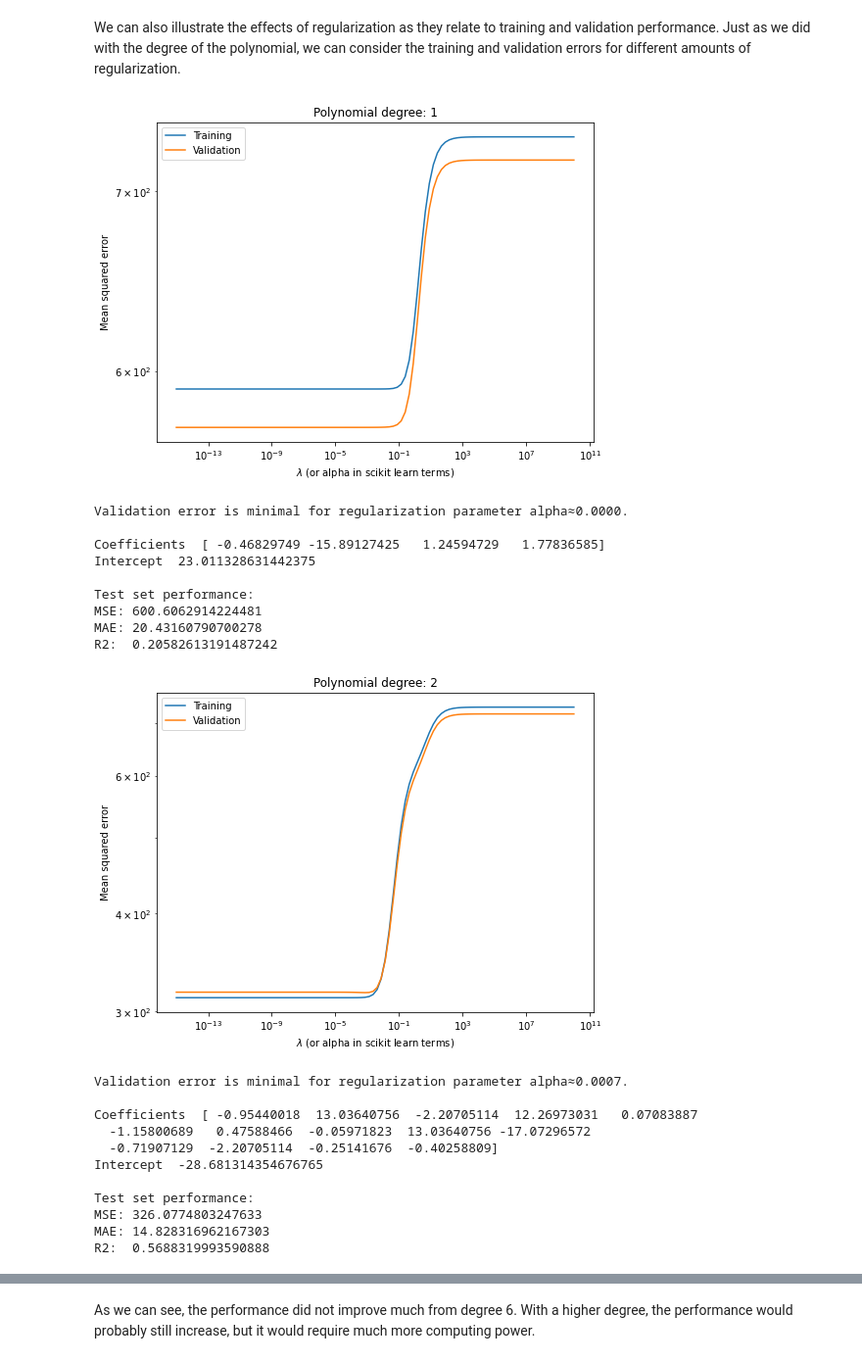
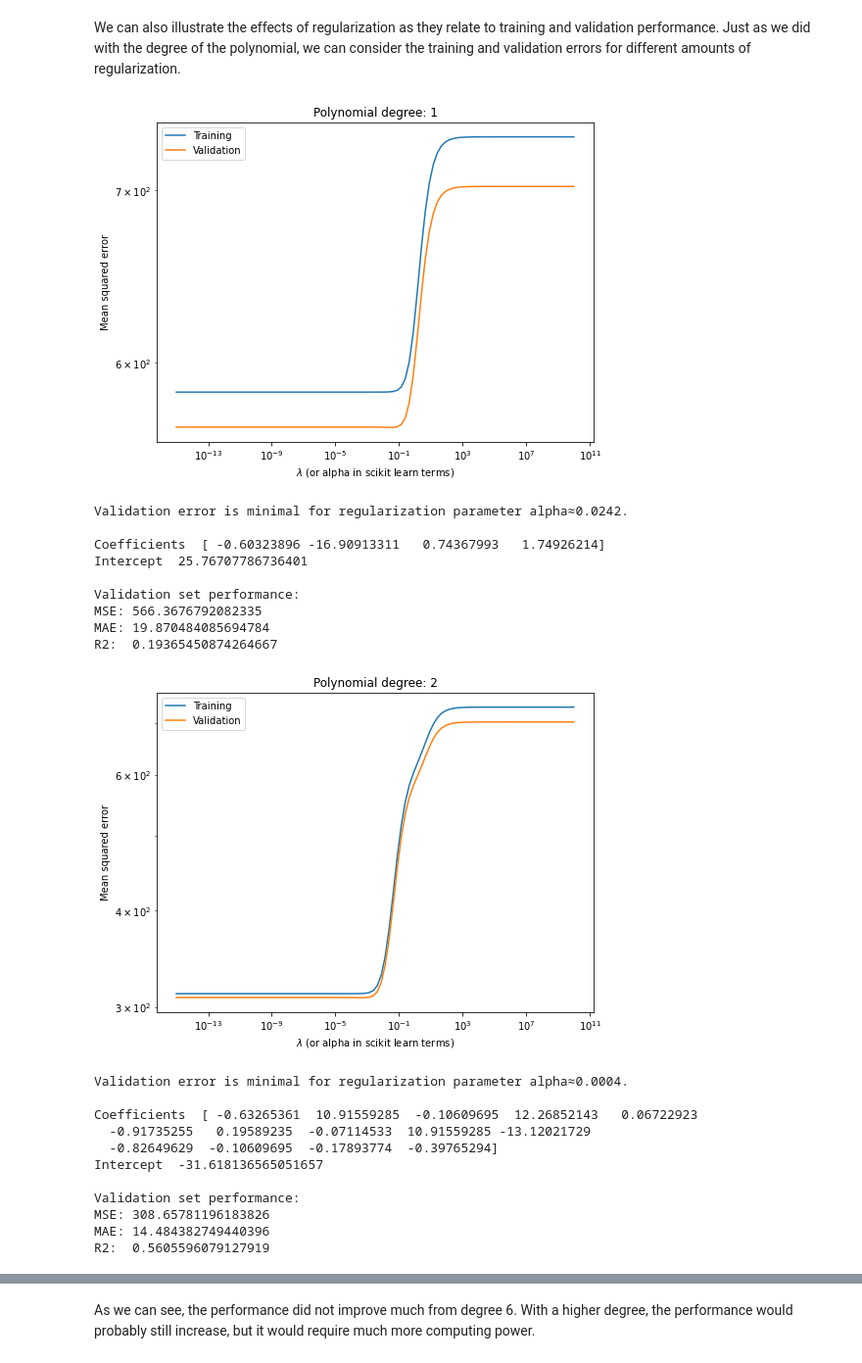
Before and after one commit to mschwa1010/AA_2022-23_Team_8, a Jupyter notebook: Prediction.ipynb, the cells around one changed output, grey strips where cells are left out. Shown at 98% size. Saved outputs shown, nothing was run; the diff lists cells and outputs as text; code cells hidden in the pictures.

```diff
--- a/Prediction.ipynb
+++ b/Prediction.ipynb
@@ -326,13 +338,13 @@ Find degree d at which the model performs the best.
 err_train = []
 err_cv = []
 
-for degree in range(1,7):
+for degree in range(1,9):
 
     # fit model
     poly = PolynomialFeatures(degree=degree, include_bias=False)
     poly_features = poly.fit_transform(X)
-    X_train, X_test, y_train, y_test = train_test_split(poly_features, y, test_size=0.3, random_state=682)
-    X_train, X_val, y_train, y_val = train_test_split(X_train, y_train, test_size=(0.2/0.7),random_state=682)
+    X_train, X_test, y_train, y_test = train_test_split(poly_features, y, test_size=0.3, random_state=662)
+    X_train, X_val, y_train, y_val = train_test_split(X_train, y_train, test_size=(0.2/0.7),random_state=662)
     poly_reg_model = LinearRegression()
     poly_reg_model.fit(X_train, y_train)
 
@@ -341,7 +353,7 @@ for degree in range(1,7):
     err_cv.append(mean_squared_error(poly_reg_model.predict(X_val), y_val))
 
 plt.figure(figsize = (8,6))
-plt.semilogy(range(1,7), err_train, range(1, 7), err_cv)
+plt.semilogy(range(1,9), err_train, range(1, 9), err_cv)
 plt.legend(["Training", "Validation"])
 plt.xlabel("Polynomial degree")
 plt.ylabel("Mean squared error")
@@ -351,11 +363,11 @@ Text(0, 0.5, 'Mean squared error')
 # %%
-# Polynomial regression with ideal degree (5)
+# Polynomial regression with ideal degree (6)
 X = feature_set[["max_temp","precip","is_weekday","hour"]]
 y = feature_set["trips"]
-poly = PolynomialFeatures(degree=5, include_bias=False)
+poly = PolynomialFeatures(degree=6, include_bias=False)
 poly_features = poly.fit_transform(X)
-X_train, X_test, y_train, y_test = train_test_split(poly_features, y, test_size=0.3, random_state=682)
-X_train, X_val, y_train, y_val = train_test_split(X_train, y_train, test_size=(0.2/0.7),random_state=724)
+X_train, X_test, y_train, y_test = train_test_split(poly_features, y, test_size=0.3, random_state=662)
+X_train, X_val, y_train, y_val = train_test_split(X_train, y_train, test_size=(0.2/0.7),random_state=662)
 # %%
 poly_reg_model = LinearRegression()
 poly_reg_model.fit(X_train, y_train)
@@ -405,8 +417,8 @@ for degree in range(1,7):
     # fit model
     poly = PolynomialFeatures(degree=degree, include_bias=False)
     poly_features = poly.fit_transform(X)
-    X_train, X_test, y_train, y_test = train_test_split(poly_features, y, test_size=0.3, random_state=682)
-    X_train, X_val, y_train, y_val = train_test_split(X_train, y_train, test_size=(0.2/0.7),random_state=682)
+    X_train, X_test, y_train, y_test = train_test_split(poly_features, y, test_size=0.3, random_state=662)
+    X_train, X_val, y_train, y_val = train_test_split(X_train, y_train, test_size=(0.2/0.7),random_state=662)
 
     err_train = []
     err_cv = []
@@ -445,14 +457,14 @@ for degree in range(1,7):
     # fit with ideal para
     model_L1 = Lasso(alpha = ideal_alpha)
     model_L1.fit(X_train, y_train)
-    prediction = model_L1.predict(X_test)
+    prediction = model_L1.predict(X_val)
     print("\nCoefficients ", model_L1.coef_, "\nIntercept ", model_L1.intercept_ )
 
-    print("\nTest set performance:")
+    print("\nValidation set performance:")
 
-    print("MSE:", mean_squared_error(y_test, prediction))
-    print("MAE:", mean_absolute_error(y_test, prediction))
-    print("R2: ", r2_score(y_test, prediction))
+    print("MSE:", mean_squared_error(y_val, prediction))
+    print("MAE:", mean_absolute_error(y_val, prediction))
+    print("R2: ", r2_score(y_val, prediction))
 
     if(ideal_r2_score > ideal_r2_score_lasso):
         ideal_r2_score_lasso = ideal_r2_score
@@ -617,8 +629,8 @@ for degree in range(1,10):
     # fit model
     poly = PolynomialFeatures(degree=degree, include_bias=False)
     poly_features = poly.fit_transform(X)
-    X_train, X_test, y_train, y_test = train_test_split(poly_features, y, test_size=0.3, random_state=682)
-    X_train, X_val, y_train, y_val = train_test_split(X_train, y_train, test_size=(0.2/0.7),random_state=682)
+    X_train, X_test, y_train, y_test = train_test_split(poly_features, y, test_size=0.3, random_state=662)
+    X_train, X_val, y_train, y_val = train_test_split(X_train, y_train, test_size=(0.2/0.7),random_state=662)
 
     err_train = []
     err_cv = []
@@ -639,57 +651,57 @@ for degree in range(1,10):
 
 
 
         if(r2_score(y_val, prediction) > ideal_r2_score):
             ideal_r2_score = r2_score(y_val, prediction)
             ideal_alpha = alpha
 
     #Plot errors
     plt.figure(figsize = (8,6))
     plt.loglog(np.logspace(-15,10,100), err_train, np.logspace(-15,10,100), err_cv)
     plt.title(f"Polynomial degree: {degree}")
     plt.legend(["Training", "Validation"])
     plt.xlabel("$\lambda$ (or alpha in scikit learn terms)")
     plt.ylabel("Mean squared error")
     plt.show()
 
     print(f"Validation error is minimal for regularization parameter alpha≈{ideal_alpha:.4f}.")
 
     # fit with ideal para
     model_L2 = Ridge(alpha = ideal_alpha, normalize = True, solver = 'auto')
     model_L2.fit(X_train, y_train)
-    prediction = model_L2.predict(X_test)
+    prediction = model_L2.predict(X_val)
     print("\nCoefficients ", model_L2.coef_, "\nIntercept ", model_L2.intercept_ )
 
-    print("\nTest set performance:")
+    print("\nValidation set performance:")
 
-    print("MSE:", mean_squared_error(y_test, prediction))
-    print("MAE:", mean_absolute_error(y_test, prediction))
-    print("R2: ", r2_score(y_test, prediction))
+    print("MSE:", mean_squared_error(y_val, prediction))
+    print("MAE:", mean_absolute_error(y_val, prediction))
+    print("R2: ", r2_score(y_val, prediction))
 
     if(ideal_r2_score > ideal_r2_score_ridge):
         ideal_r2_score_ridge = ideal_r2_score
         ideal_degree_ridge = degree
         ideal_alpha_ridge = ideal_alpha
 # %% [output]
-[figure, old version]
+[figure, new version]
-Validation error is minimal for regularization parameter alpha≈0.0000.
+Validation error is minimal for regularization parameter alpha≈0.0242.
 
-Coefficients  [ -0.46829749 -15.89127425   1.24594729   1.77836585]
-Intercept  23.011328631442375
+Coefficients  [ -0.60323896 -16.90913311   0.74367993   1.74926214]
+Intercept  25.76707786736401
 
-Test set performance:
-MSE: 600.6062914224481
-MAE: 20.43160790700278
-R2:  0.20582613191487242
+Validation set performance:
+MSE: 566.3676792082335
+MAE: 19.870484085694784
+R2:  0.19365450874264667
-[figure, old version]
+[figure, new version]
-Validation error is minimal for regularization parameter alpha≈0.0007.
+Validation error is minimal for regularization parameter alpha≈0.0004.
 
-Coefficients  [ -0.95440018  13.03640756  -2.20705114  12.26973031   0.07083887
-  -1.15800689   0.47588466  -0.05971823  13.03640756 -17.07296572
-  -0.71907129  -2.20705114  -0.25141676  -0.40258809]
-Intercept  -28.681314354676765
+Coefficients  [ -0.63265361  10.91559285  -0.10609695  12.26852143   0.06722923
+  -0.91735255   0.19589235  -0.07114533  10.91559285 -13.12021729
+  -0.82649629  -0.10609695  -0.17893774  -0.39765294]
+Intercept  -31.618136565051657
 
-Test set performance:
-MSE: 326.0774803247633
-MAE: 14.828316962167303
-R2:  0.5688319993590888
+Validation set performance:
+MSE: 308.65781196183826
+MAE: 14.484382749440396
+R2:  0.5605596079127919
```
Also changed, not shown: parts of 41 cells of this notebook.
